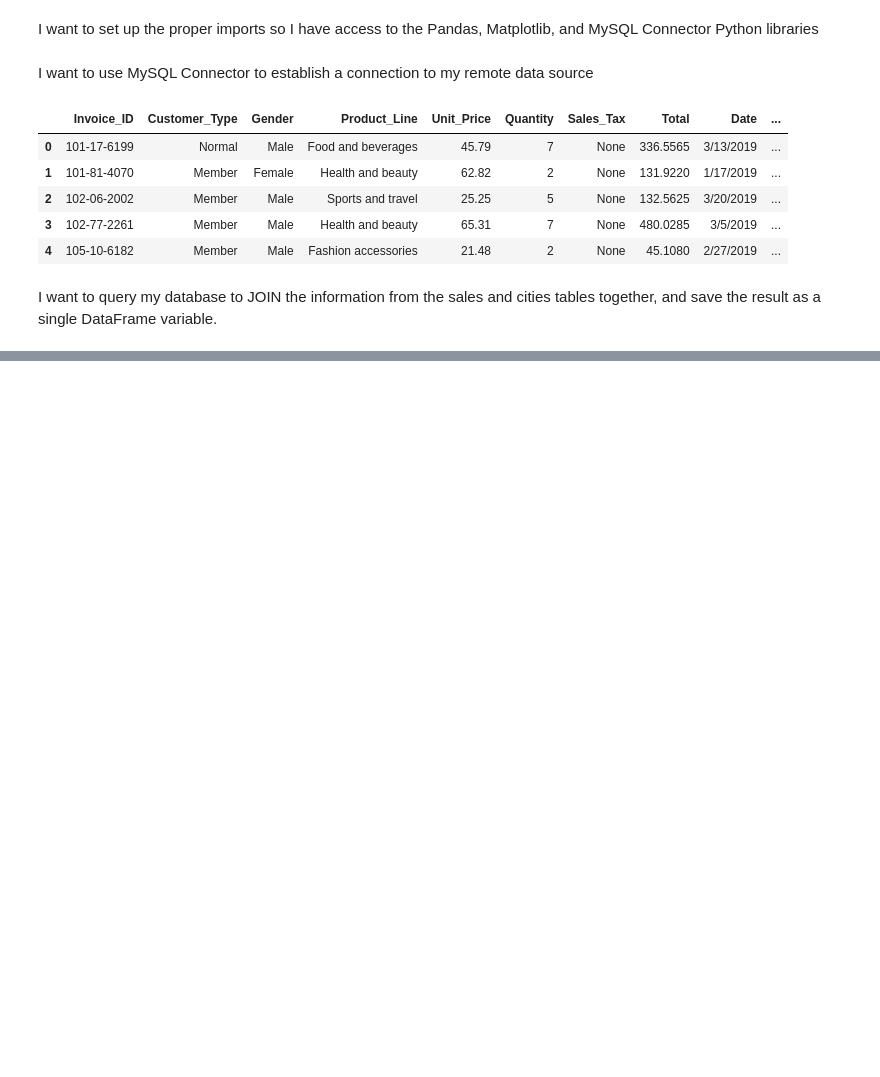
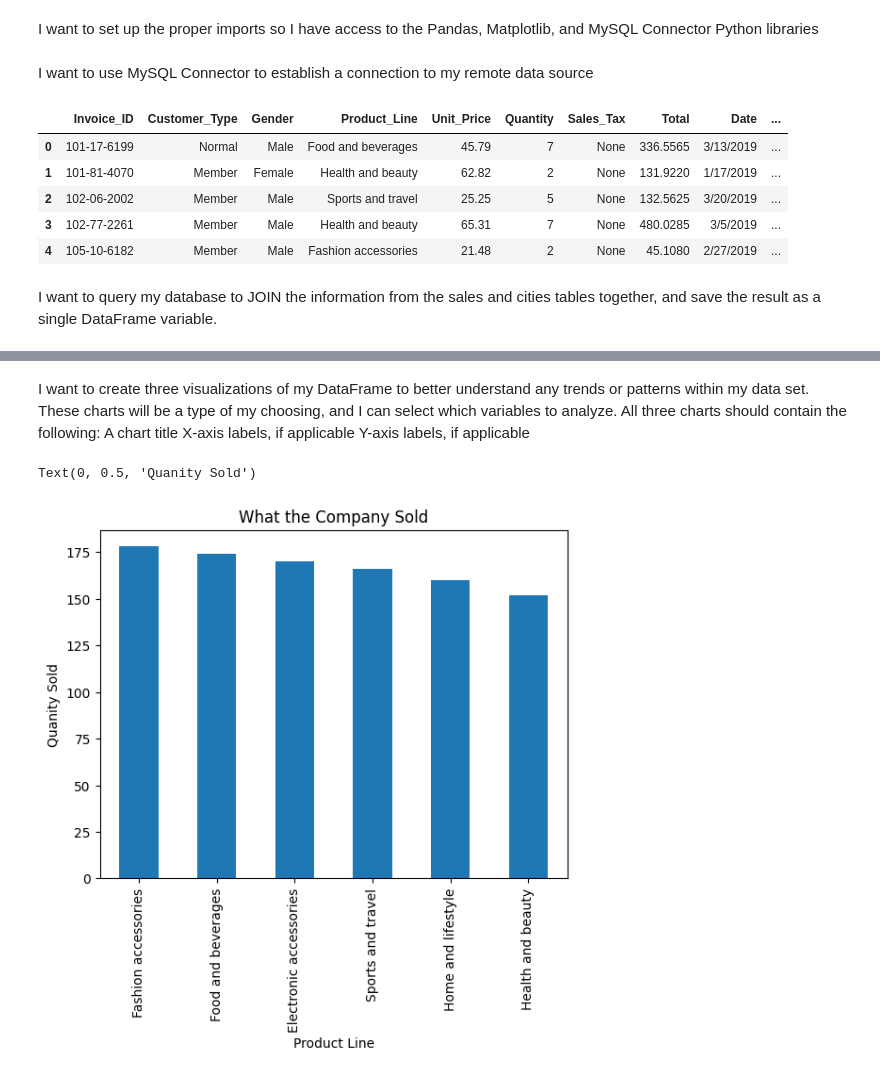
Before and after one commit to LaToya-Burt/ExploratoryDataAnalysis1, a Jupyter notebook: eda.ipynb, the cells around one changed output, grey strips where cells are left out. Drawn from its saved outputs; the diff is of its cells as text; code cells hidden in the pictures; blank space fills up the shorter version.

```diff
--- a/eda.ipynb
+++ b/eda.ipynb
@@ -22,3 +22,8 @@ remote_df.head()
 | 4 | 105-10-6182 | Member | Male | Fashion accessories | 21.48 | 2 | None | 45.1080 | 2/27/2019 | ... |
 # %% [markdown]
  I want to query my database to JOIN the information from the sales and cities tables together, and save the result as a single DataFrame variable.
+# %%
+joinedquery = """SELECT * FROM sales JOIN cities ON sales.City_ID= cities.City_ID"""
+
+joined_df= pd.read_sql(joinedquery, myremotedb)
+joined_df.head()
@@ -24,0 +88,4 @@ remote_df.head()
+# %%
+joined_df["Date"]=pd.to_datetime(joined_df["Date"])
+
+joined_df.info()
@@ -24,0 +121,16 @@ remote_df.head()
+# %% [markdown]
+I want to create three visualizations of my DataFrame to better understand any trends or patterns within my data set.  These charts will be a type of my choosing, and I can select which variables to analyze.  All three charts should contain the following:
+A chart title
+X-axis labels, if applicable
+Y-axis labels, if applicable
+# %%
+item_value_counts=joined_df["Product_Line"].value_counts()
+
+item_value_counts.plot(kind="bar")
+
+plt.title("What the Company Sold")
+plt.xlabel("Product Line")
+plt.ylabel("Quanity Sold")
+# %% [output]
+Text(0, 0.5, 'Quanity Sold')
+[figure, added]
```
Also changed, not shown: parts of 11 cells of this notebook.
